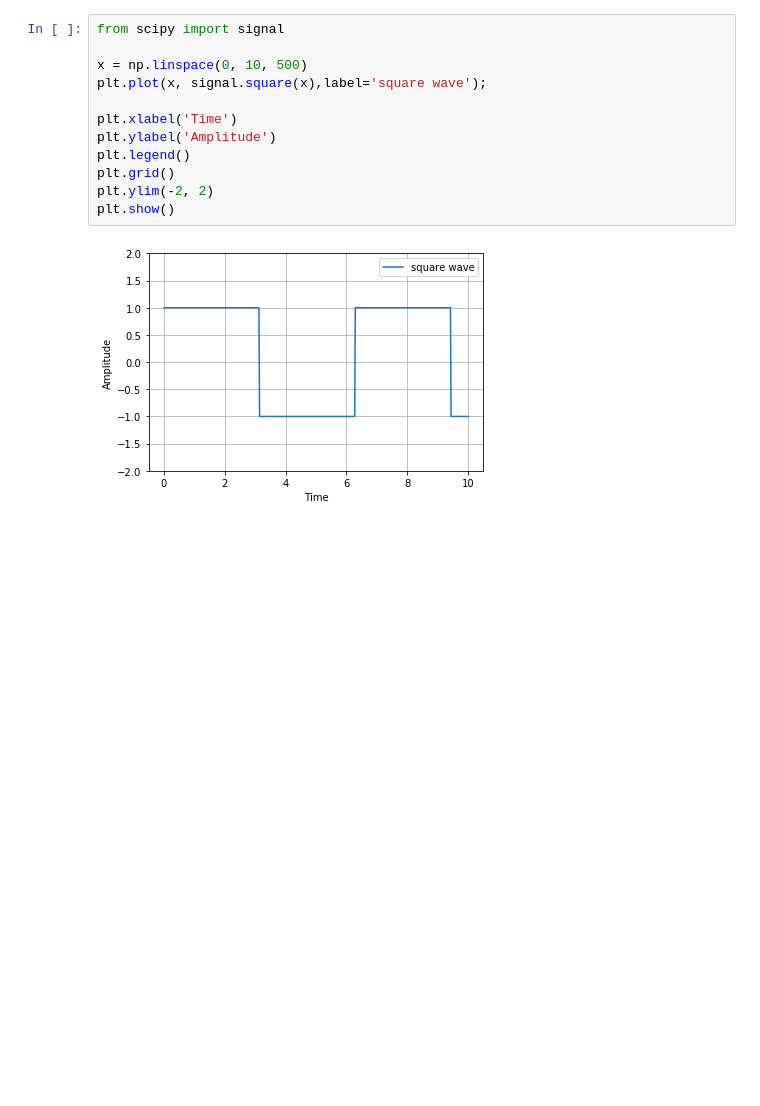
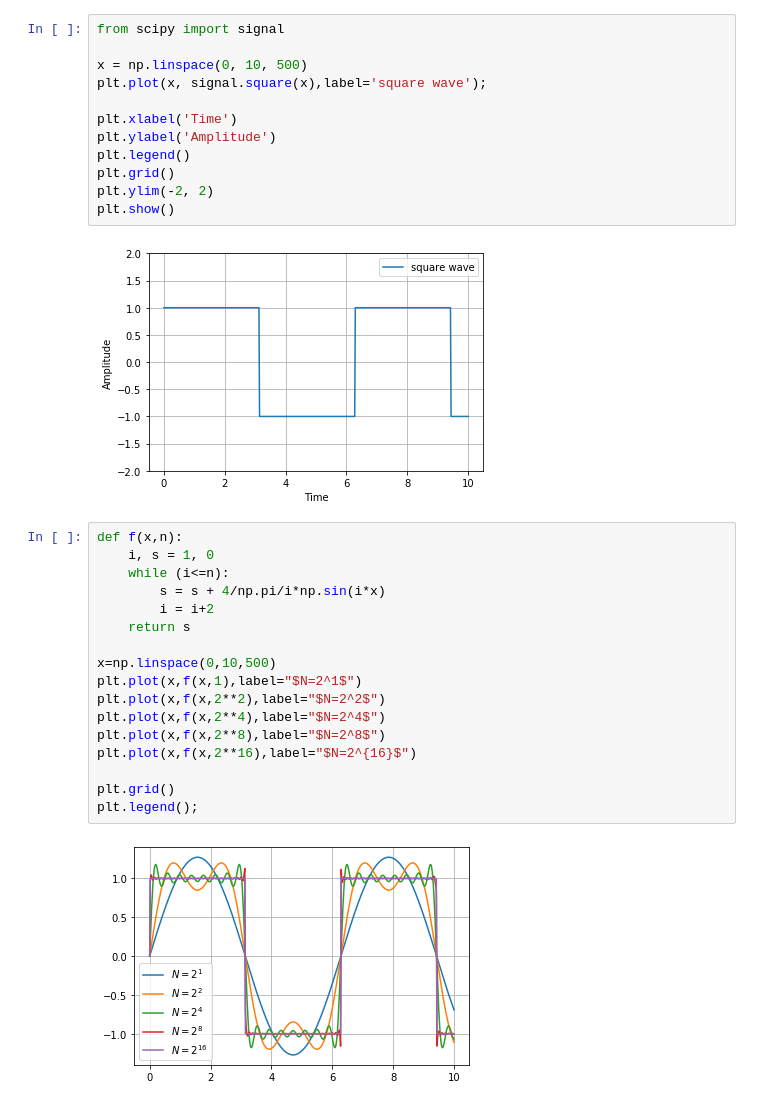
Before and after one commit to bjmin/bmin_comphys, a Jupyter notebook: as/assignment2.ipynb, the cells around one changed output. Drawn from its saved outputs; the diff is of its cells as text; blank space fills up the shorter version.

```diff
--- a/as/assignment2.ipynb
+++ b/as/assignment2.ipynb
@@ -46,3 +57,22 @@ plt.ylim(-2, 2)
 plt.show()
 # %% [output]
 [figure]
+# %%
+def f(x,n):
+    i, s = 1, 0
+    while (i<=n):
+        s = s + 4/np.pi/i*np.sin(i*x)
+        i = i+2
+    return s
+
+x=np.linspace(0,10,500)
+plt.plot(x,f(x,1),label="$N=2^1$")
+plt.plot(x,f(x,2**2),label="$N=2^2$")
+plt.plot(x,f(x,2**4),label="$N=2^4$")
+plt.plot(x,f(x,2**8),label="$N=2^8$")
+plt.plot(x,f(x,2**16),label="$N=2^{16}$")
+
+plt.grid()
+plt.legend();
+# %% [output]
+[figure, added]
```
Also changed, not shown: parts of 4 cells of this notebook.
